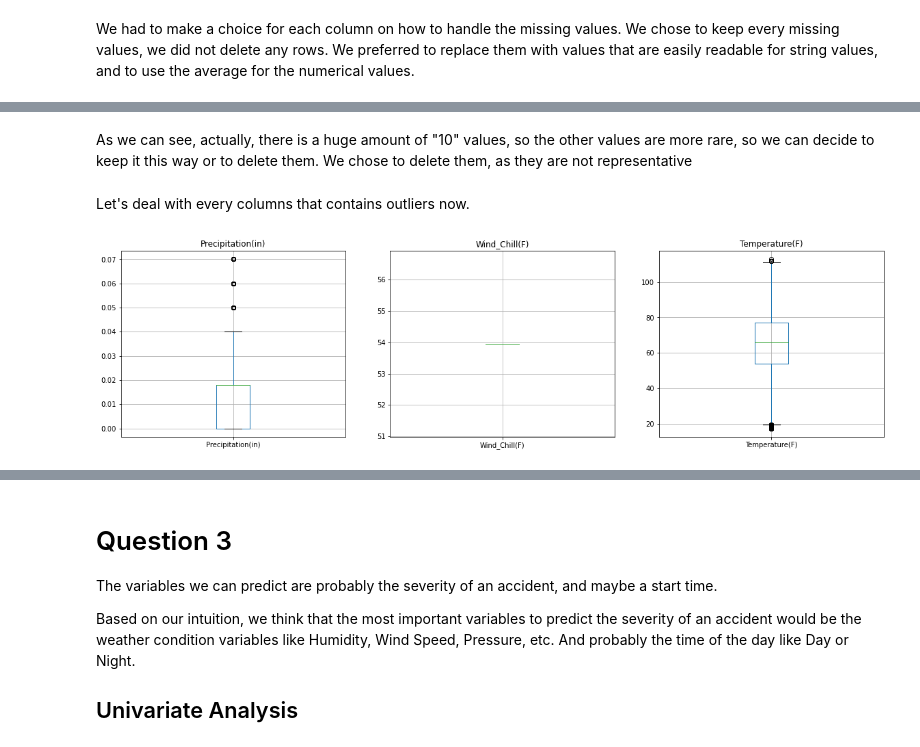
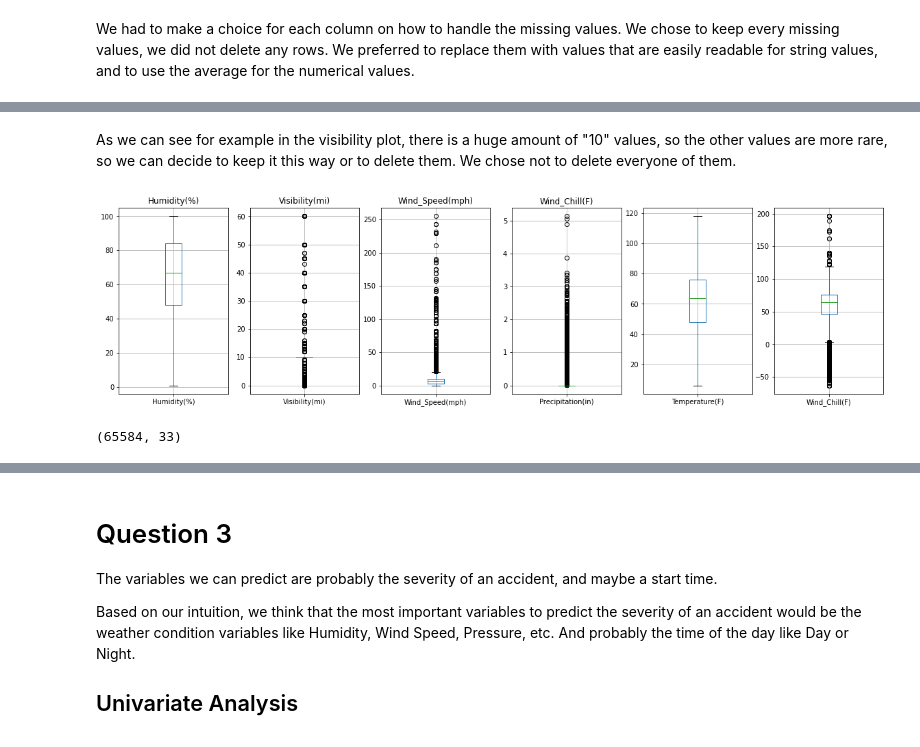
Before and after one commit to RinjieMX/ExplainAI_TD4, a Jupyter notebook: Notebook_TD4.ipynb, the cells around one changed output, grey strips where cells are left out. Saved outputs shown, nothing was run; the diff lists cells and outputs as text; code cells hidden in the pictures.

```diff
--- a/Notebook_TD4.ipynb
+++ b/Notebook_TD4.ipynb
@@ -78,7 +78,3 @@ dtypes: bool(13), float64(12), int64(1), object(20)
 memory usage: 2.0+ GB
 # %% [markdown]
 As the dataframe is huge (almost 3 gb), we decided to work on another version of this dataframe, just to have a sample that we could work on esier:
-# %%
-halfsize=int((df.shape[0])/10)
-df = df.iloc[:halfsize,:]
-print(df.shape)
@@ -179,15 +173,13 @@ newdf['Astronomical_Twilight']=newdf['Astronomical_Twilight'].fillna('unknown')
 # for the weather timestamp, we put now's date
 newdf['Weather_Timestamp']=newdf['Weather_Timestamp'].fillna(datetime.now())
 
-#temperature/Wind_Chill(F)/Humidity(%)/Pressure(in)/Visibility(mi)/Wind_Speed(mph)/Precipitation(in): we put the mean
-newdf['Temperature(F)']=newdf['Temperature(F)'].fillna(newdf['Temperature(F)'].mean())
-newdf['Wind_Chill(F)']=newdf['Wind_Chill(F)'].fillna(newdf['Wind_Chill(F)'].mean())
-newdf['Humidity(%)']=newdf['Humidity(%)'].fillna(newdf['Humidity(%)'].mean())
-newdf['Pressure(in)']=newdf['Pressure(in)'].fillna(newdf['Pressure(in)'].mean())
-newdf['Visibility(mi)']=newdf['Visibility(mi)'].fillna(newdf['Visibility(mi)'].mean())
-newdf['Wind_Speed(mph)']=newdf['Wind_Speed(mph)'].fillna(newdf['Wind_Speed(mph)'].mean())
-newdf['Precipitation(in)']=newdf['Precipitation(in)'].fillna(newdf['Precipitation(in)'].mean())
-
+newdf = newdf.dropna(subset=['Precipitation(in)'])
+newdf = newdf.dropna(subset=['Temperature(F)'])
+newdf = newdf.dropna(subset=['Wind_Chill(F)'])
+newdf = newdf.dropna(subset=['Pressure(in)'])
+newdf = newdf.dropna(subset=['Humidity(%)'])
+newdf = newdf.dropna(subset=['Visibility(mi)'])
+newdf = newdf.dropna(subset=['Wind_Speed(mph)'])
 
 # for the airport code, we write '###' in the missing values
 newdf['Wind_Direction']=newdf['Wind_Direction'].fillna('###')
@@ -250,5 +232,3 @@ Pass the following variable as a keyword arg: x. From version 0.12, the only val
 # %% [markdown]
-As we can see, actually, there is a huge amount of "10" values, so the other values are more rare, so we can decide to keep it this way or to delete them. We chose to delete them, as they are not representative
+As we can see for example in the visibility plot, there is a huge amount of "10" values, so the other values are more rare, so we can decide to keep it this way or to delete them. We chose not to delete everyone of them.
-# %% [markdown]
-Let's deal with every columns that contains outliers now.
 # %%
@@ -302,15 +254,31 @@ newdf.loc[(df['Temperature(F)'] > Q3 + threshold * IQR), 'Temperature(F)'] = moy
 # %%
-fig, axes = plt.subplots(nrows=1, ncols=3, figsize=(20, 5))
+fig, axes = plt.subplots(nrows=1, ncols=6, figsize=(20, 5))
 
-newdf[['Precipitation(in)']].boxplot(ax=axes[0])
-axes[0].set_title('Precipitation(in)')
+newdf[['Humidity(%)']].boxplot(ax=axes[0])
+axes[0].set_title('Humidity(%)')
 
-newdf[['Wind_Chill(F)']].boxplot(ax=axes[1])
-axes[1].set_title('Wind_Chill(F)')
+newdf[['Visibility(mi)']].boxplot(ax=axes[1])
+axes[1].set_title('Visibility(mi)')
 
-newdf[['Temperature(F)']].boxplot(ax=axes[2])
-axes[2].set_title('Temperature(F)')
+newdf[['Wind_Speed(mph)']].boxplot(ax=axes[2])
+axes[2].set_title('Wind_Speed(mph)')
+
+newdf[['Precipitation(in)']].boxplot(ax=axes[3])
+axes[3].set_title('Precipitation(in)')
+
+newdf[['Temperature(F)']].boxplot(ax=axes[4])
+axes[3].set_title('Temperature(F)')
+
+newdf[['Wind_Chill(F)']].boxplot(ax=axes[5])
+axes[3].set_title('Wind_Chill(F)')
 
 plt.show()
 # %% [output]
-[figure, old version]
+[figure, new version]
+# %%
+halfsize=int((newdf.shape[0])/80)
+newdf = newdf.iloc[:halfsize,:]
+print(newdf.shape)
+newdf.reset_index(drop=True, inplace=True)
+# %% [output]
+(65584, 33)
```
Also changed, not shown: parts of 49 cells of this notebook.
